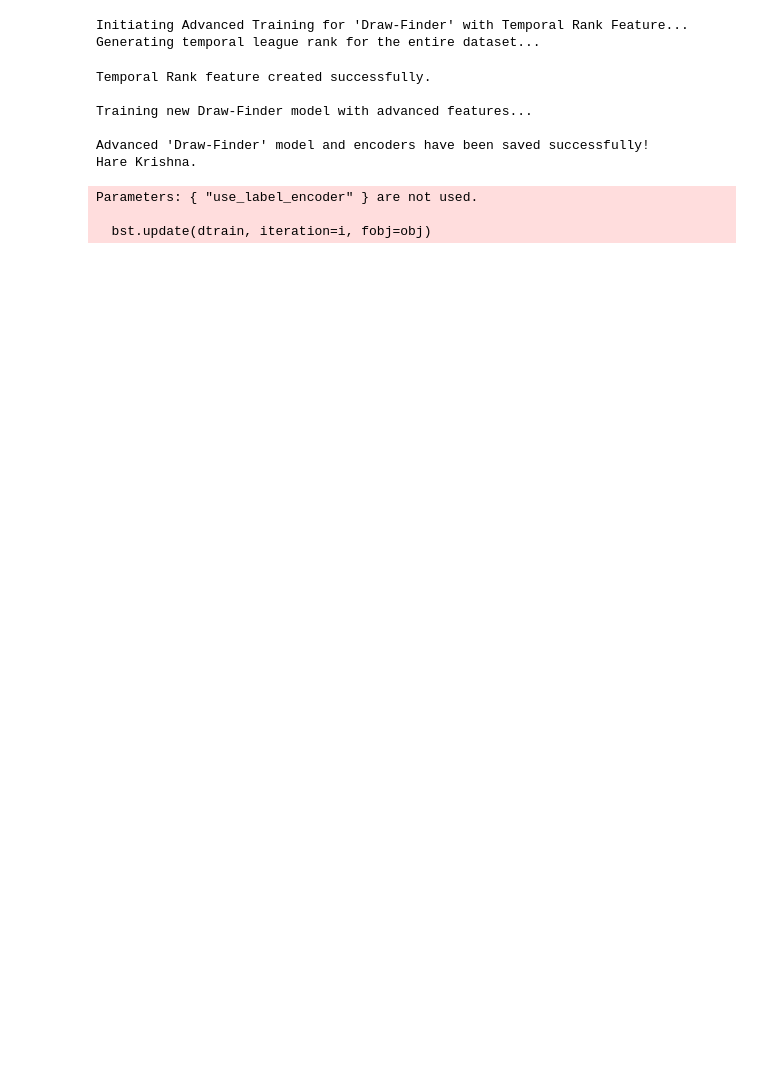
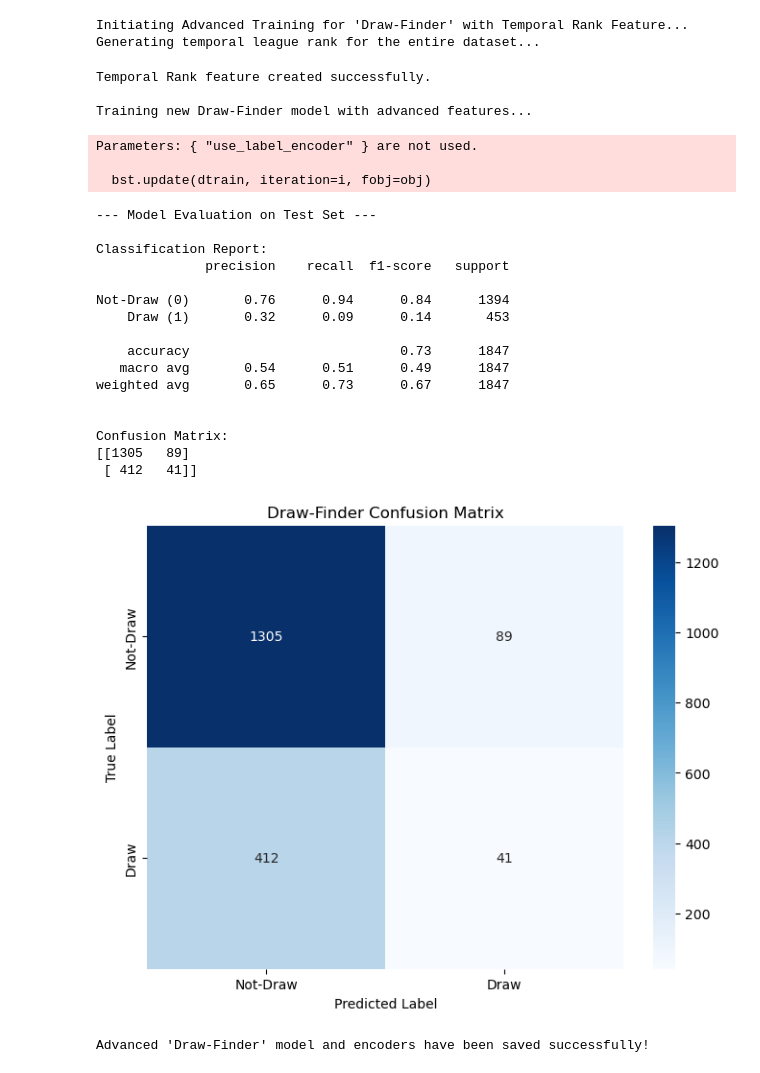
Before and after one commit to springboardmentor345a-create/Projects, a Jupyter notebook: Match_winner/AI_Match_winner_advanced/Match_Winner_final1.ipynb, the cells around one changed output. Saved outputs shown, nothing was run; the diff lists cells and outputs as text; code cells hidden in the pictures; blank space fills up the shorter version.

```diff
--- a/Match_winner/AI_Match_winner_advanced/Match_Winner_final1.ipynb
+++ b/Match_winner/AI_Match_winner_advanced/Match_Winner_final1.ipynb
@@ -8,6 +8,9 @@ from imblearn.over_sampling import SMOTE
 import pickle
 from collections import defaultdict
 from tqdm import tqdm
+from sklearn.metrics import classification_report, confusion_matrix
+import seaborn as sns
+import matplotlib.pyplot as plt
 
 print("Initiating Advanced Training for 'Draw-Finder' with Temporal Rank Feature...")
 
@@ -83,37 +86,72 @@ draw_encoders = {
 }
 with open('draw_encoders.pkl', 'wb') as file:
     pickle.dump(draw_encoders, file)
 
 X_train, X_test, y_train, y_test = train_test_split(X, y, test_size=0.2, random_state=42, stratify=y)
 
 # --- 4. Apply SMOTE ---
 sm = SMOTE(sampling_strategy='auto', random_state=42)
 X_train_res, y_train_res = sm.fit_resample(X_train, y_train)
 
 # --- 5. Train Model ---
 print("\nTraining new Draw-Finder model with advanced features...")
 scale_pos_weight = np.sum(y_train_res == 0) / np.sum(y_train_res == 1)
 draw_model = xgb.XGBClassifier(objective='binary:logistic', eval_metric='logloss', random_state=42, scale_pos_weight=scale_pos_weight, use_label_encoder=False)
 draw_model.fit(X_train_res, y_train_res)
 
+print("\n--- Model Evaluation on Test Set ---")
+y_pred = draw_model.predict(X_test)
+
+# Classification Report
+print("\nClassification Report:")
+print(classification_report(y_test, y_pred, target_names=['Not-Draw (0)', 'Draw (1)']))
+
+# Confusion Matrix
+print("\nConfusion Matrix:")
+cm = confusion_matrix(y_test, y_pred)
+print(cm)
+
+# Plotting the Confusion Matrix
+plt.figure(figsize=(8, 6))
+sns.heatmap(cm, annot=True, fmt='d', cmap='Blues', xticklabels=['Not-Draw', 'Draw'], yticklabels=['Not-Draw', 'Draw'])
+plt.xlabel('Predicted Label')
+plt.ylabel('True Label')
+plt.title('Draw-Finder Confusion Matrix')
+plt.show()
+
+
 # --- 6. Save Model ---
 with open('draw_model.pkl', 'wb') as file:
     pickle.dump(draw_model, file)
 
 print("\nAdvanced 'Draw-Finder' model and encoders have been saved successfully!")
-print("Hare Krishna.")
 # %% [output]
 Initiating Advanced Training for 'Draw-Finder' with Temporal Rank Feature...
 Generating temporal league rank for the entire dataset...
 Temporal Rank feature created successfully.
 
 Training new Draw-Finder model with advanced features...
-
-Advanced 'Draw-Finder' model and encoders have been saved successfully!
-Hare Krishna.
 Parameters: { "use_label_encoder" } are not used.
 
   bst.update(dtrain, iteration=i, fobj=obj)
+--- Model Evaluation on Test Set ---
+
+Classification Report:
+              precision    recall  f1-score   support
+
+Not-Draw (0)       0.76      0.94      0.84      1394
+    Draw (1)       0.32      0.09      0.14       453
+
+    accuracy                           0.73      1847
+   macro avg       0.54      0.51      0.49      1847
+weighted avg       0.65      0.73      0.67      1847
+
+
+Confusion Matrix:
+[[1305   89]
+ [ 412   41]]
+[figure, added]
+Advanced 'Draw-Finder' model and encoders have been saved successfully!
 # %%
 import pandas as pd
 import xgboost as xgb
```
Also changed, not shown: parts of 1 cell of this notebook, 9 other files.
